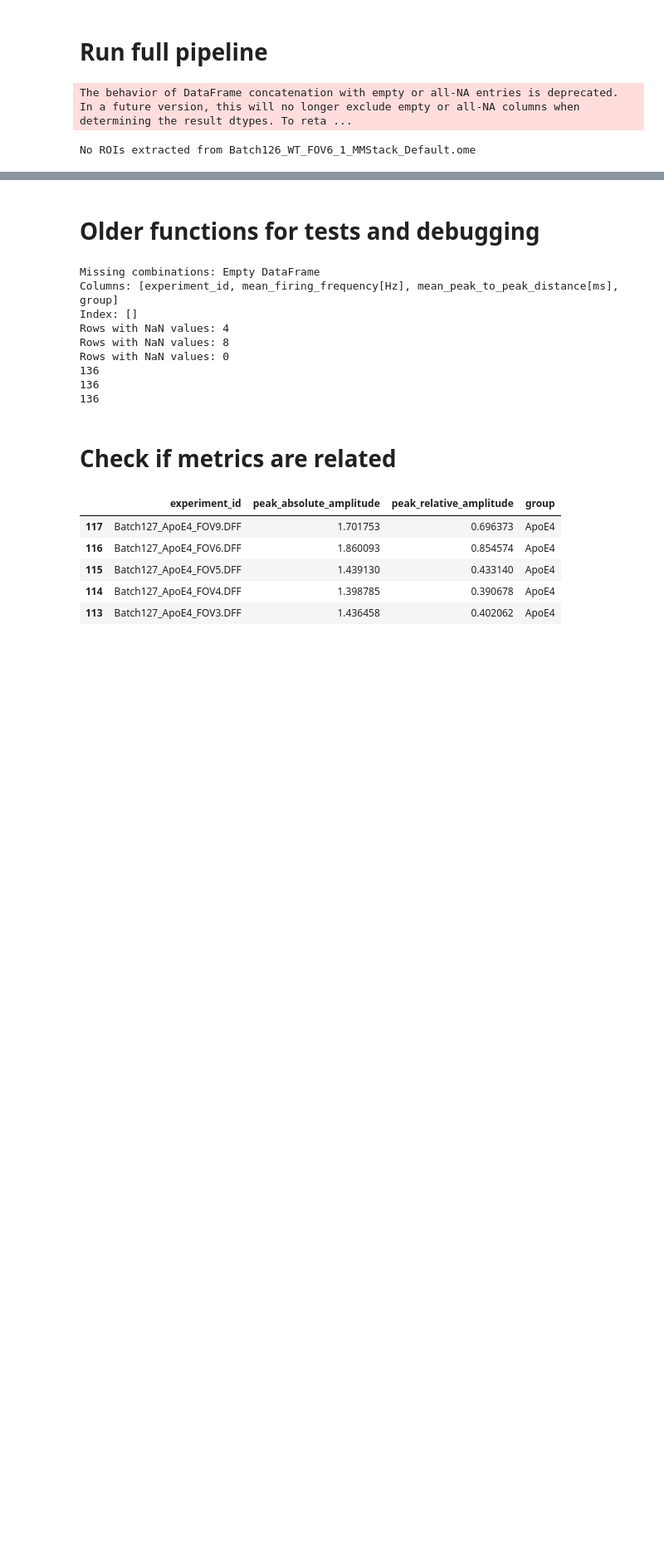
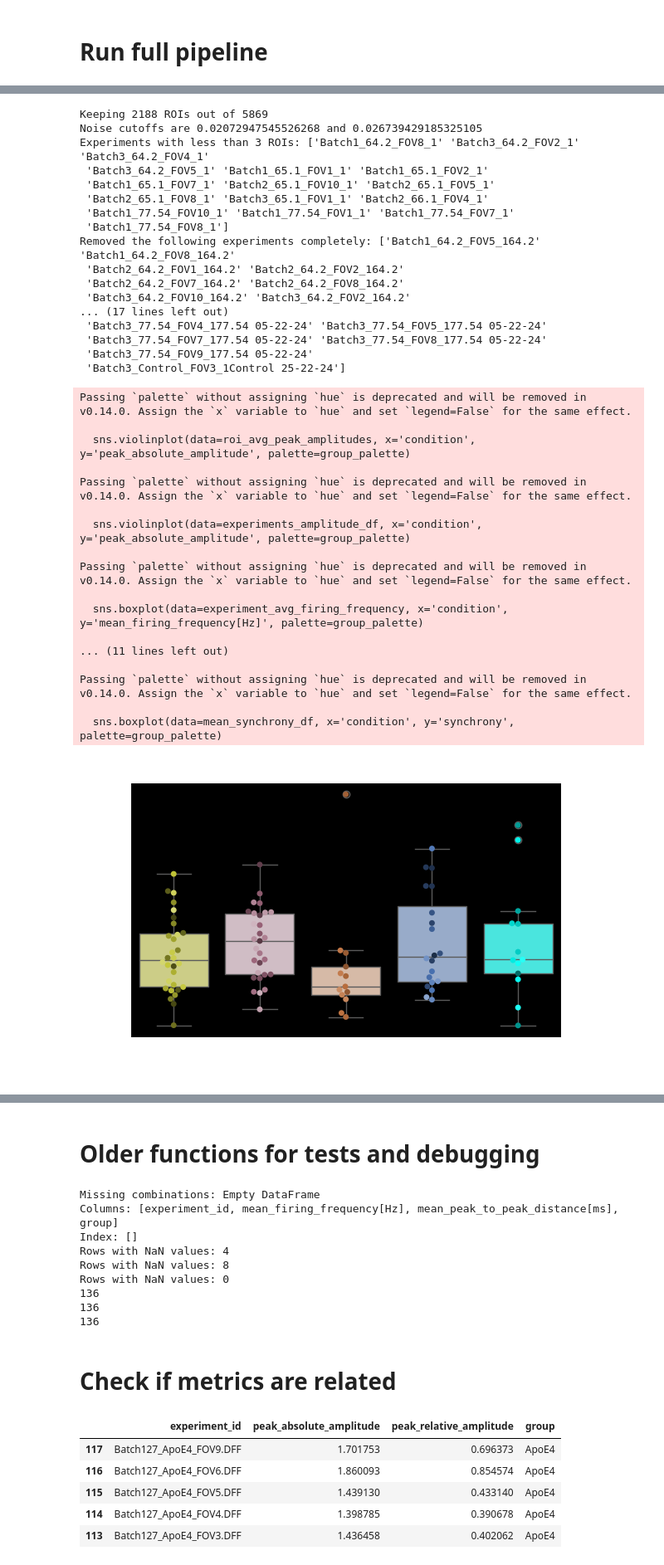
Before and after one commit to chesnov/fluorescent_peak_analysis, a Jupyter notebook: trace_feature_extract.ipynb, the cells around one changed output, grey strips where cells are left out. Shown at 83% size. Cells and saved outputs as stored; diff of their text form; code cells hidden in the pictures; blank space fills up the shorter version.

Commit message:
fixed experiment id issue for plotting

```diff
--- a/trace_feature_extract.ipynb
+++ b/trace_feature_extract.ipynb
@@ -14,11 +11,9 @@ from utils.peak_extraction import *
 [interactive output not drawn]
 # %% [markdown]
 # Run full pipeline
-# %%
-input_dir = '/mnt/a5e90321-8b33-423f-ad87-3e20a7c42f90/glutamate_data/ApoE iGluSnFr3'
-output_dir = '/mnt/a5e90321-8b33-423f-ad87-3e20a7c42f90/glutamate_data/ApoE iGluSnFr3_outputs'
-
-process_dataset(input_dir, output_dir)
-# %% [output]
-The behavior of DataFrame concatenation with empty or all-NA entries is deprecated. In a future version, this will no longer exclude empty or all-NA columns when determining the result dtypes. To reta ...
-No ROIs extracted from Batch126_WT_FOV6_1_MMStack_Default.ome
+# %%
+input_dir = 'i:\Live Imaging\Kif\Round1'
+output_dir = 'i:\Live Imaging\Output_Kif'
+
+process_dataset(input_dir, output_dir)
+# %% [output]
@@ -24,0 +46,35 @@ No ROIs extracted from Batch126_WT_FOV6_1_MMStack_Default.ome
+Keeping 2188 ROIs out of 5869
+Noise cutoffs are 0.02072947545526268 and 0.026739429185325105
+Experiments with less than 3 ROIs: ['Batch1_64.2_FOV8_1' 'Batch3_64.2_FOV2_1' 'Batch3_64.2_FOV4_1'
+ 'Batch3_64.2_FOV5_1' 'Batch1_65.1_FOV1_1' 'Batch1_65.1_FOV2_1'
+ 'Batch1_65.1_FOV7_1' 'Batch2_65.1_FOV10_1' 'Batch2_65.1_FOV5_1'
+ 'Batch2_65.1_FOV8_1' 'Batch3_65.1_FOV1_1' 'Batch2_66.1_FOV4_1'
+ 'Batch1_77.54_FOV10_1' 'Batch1_77.54_FOV1_1' 'Batch1_77.54_FOV7_1'
+ 'Batch1_77.54_FOV8_1']
+Removed the following experiments completely: ['Batch1_64.2_FOV5_164.2' 'Batch1_64.2_FOV8_164.2'
+ 'Batch2_64.2_FOV1_164.2' 'Batch2_64.2_FOV2_164.2'
+ 'Batch2_64.2_FOV7_164.2' 'Batch2_64.2_FOV8_164.2'
+ 'Batch3_64.2_FOV10_164.2' 'Batch3_64.2_FOV2_164.2'
+... (17 lines left out)
+ 'Batch3_77.54_FOV4_177.54 05-22-24' 'Batch3_77.54_FOV5_177.54 05-22-24'
+ 'Batch3_77.54_FOV7_177.54 05-22-24' 'Batch3_77.54_FOV8_177.54 05-22-24'
+ 'Batch3_77.54_FOV9_177.54 05-22-24'
+ 'Batch3_Control_FOV3_1Control 25-22-24']
+Passing `palette` without assigning `hue` is deprecated and will be removed in v0.14.0. Assign the `x` variable to `hue` and set `legend=False` for the same effect.
+
+  sns.violinplot(data=roi_avg_peak_amplitudes, x='condition', y='peak_absolute_amplitude', palette=group_palette)
+
+Passing `palette` without assigning `hue` is deprecated and will be removed in v0.14.0. Assign the `x` variable to `hue` and set `legend=False` for the same effect.
+
+  sns.violinplot(data=experiments_amplitude_df, x='condition', y='peak_absolute_amplitude', palette=group_palette)
+
+Passing `palette` without assigning `hue` is deprecated and will be removed in v0.14.0. Assign the `x` variable to `hue` and set `legend=False` for the same effect.
+
+  sns.boxplot(data=experiment_avg_firing_frequency, x='condition', y='mean_firing_frequency[Hz]', palette=group_palette)
+
+... (11 lines left out)
+
+Passing `palette` without assigning `hue` is deprecated and will be removed in v0.14.0. Assign the `x` variable to `hue` and set `legend=False` for the same effect.
+
+  sns.boxplot(data=mean_synchrony_df, x='condition', y='synchrony', palette=group_palette)
+[figure, added]
```
Also changed, not shown: parts of 2 cells of this notebook, 2 other files.
